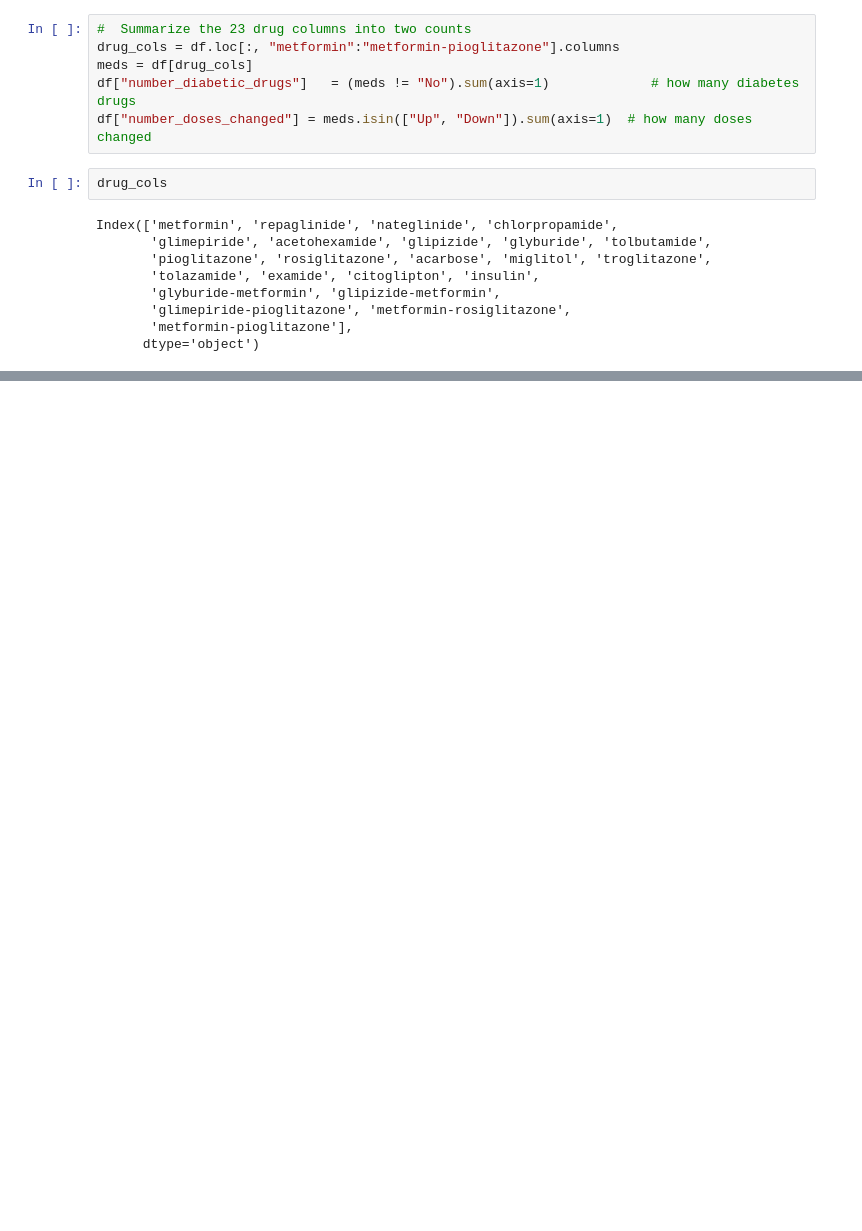
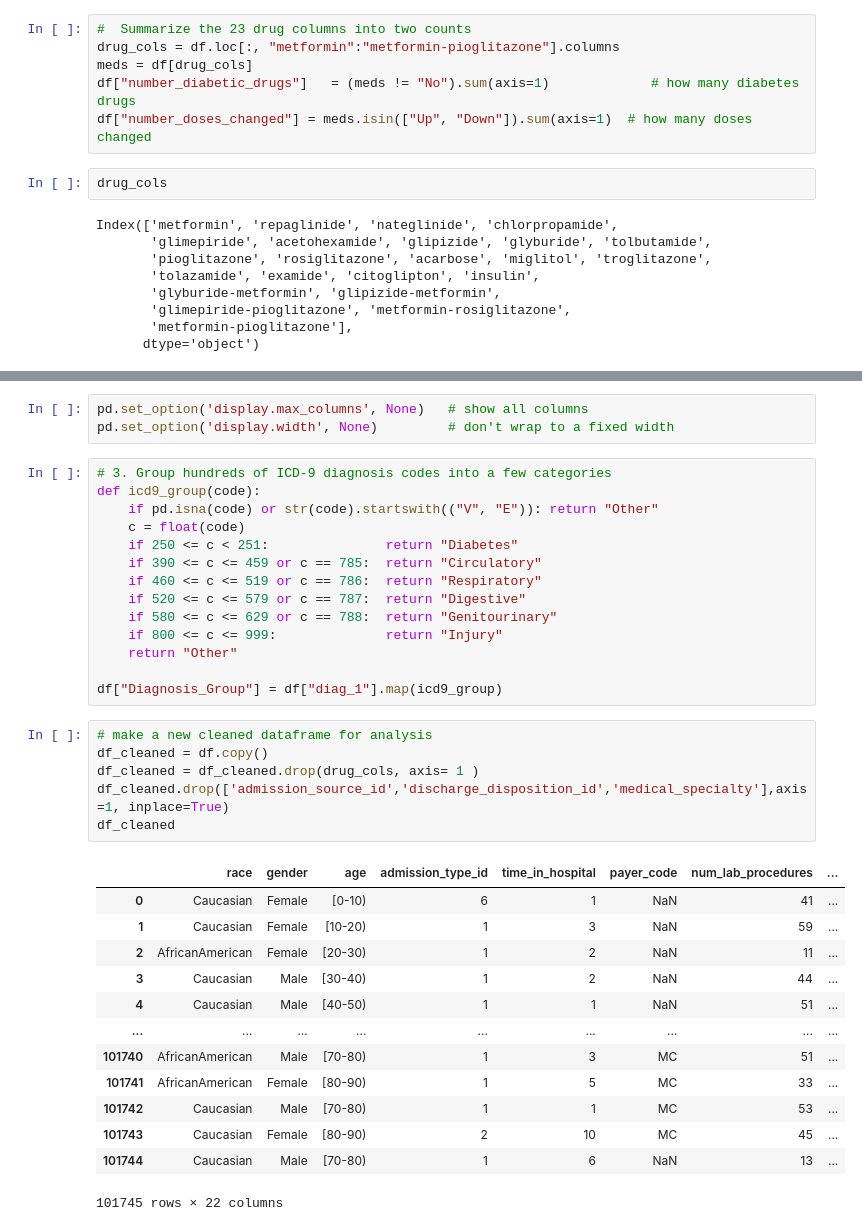
Before and after one commit to mohamedismael28/Clinical-Diabetes-Analytics, a Jupyter notebook: Diabetes.ipynb, the cells around one changed output, grey strips where cells are left out. Cells and saved outputs as stored; diff of their text form; blank space fills up the shorter version.

Commit message:
make cleaned data for analysis

```diff
--- a/Diabetes.ipynb
+++ b/Diabetes.ipynb
@@ -405,0 +409,37 @@ df.head(2)
+# %%
+pd.set_option('display.max_columns', None)   # show all columns
+pd.set_option('display.width', None)         # don't wrap to a fixed width
+# %%
+# 3. Group hundreds of ICD-9 diagnosis codes into a few categories
+def icd9_group(code):
+    if pd.isna(code) or str(code).startswith(("V", "E")): return "Other"
+    c = float(code)
+    if 250 <= c < 251:               return "Diabetes"
+    if 390 <= c <= 459 or c == 785:  return "Circulatory"
+    if 460 <= c <= 519 or c == 786:  return "Respiratory"
+    if 520 <= c <= 579 or c == 787:  return "Digestive"
+    if 580 <= c <= 629 or c == 788:  return "Genitourinary"
+    if 800 <= c <= 999:              return "Injury"
+    return "Other"
+
+df["Diagnosis_Group"] = df["diag_1"].map(icd9_group)
+# %%
+# make a new cleaned dataframe for analysis
+df_cleaned = df.copy()
+df_cleaned = df_cleaned.drop(drug_cols, axis= 1 )
+df_cleaned.drop(['admission_source_id','discharge_disposition_id','medical_specialty'],axis=1, inplace=True)
+df_cleaned
+# %% [output]
+|  | race | gender | age | admission_type_id | time_in_hospital | payer_code | num_lab_procedures | ... |
+| 0 | Caucasian | Female | [0-10) | 6 | 1 | NaN | 41 | ... |
+| 1 | Caucasian | Female | [10-20) | 1 | 3 | NaN | 59 | ... |
+| 2 | AfricanAmerican | Female | [20-30) | 1 | 2 | NaN | 11 | ... |
+| 3 | Caucasian | Male | [30-40) | 1 | 2 | NaN | 44 | ... |
+| 4 | Caucasian | Male | [40-50) | 1 | 1 | NaN | 51 | ... |
+| ... | ... | ... | ... | ... | ... | ... | ... | ... |
+| 101740 | AfricanAmerican | Male | [70-80) | 1 | 3 | MC | 51 | ... |
+| 101741 | AfricanAmerican | Female | [80-90) | 1 | 5 | MC | 33 | ... |
+| 101742 | Caucasian | Male | [70-80) | 1 | 1 | MC | 53 | ... |
+| 101743 | Caucasian | Female | [80-90) | 2 | 10 | MC | 45 | ... |
+| 101744 | Caucasian | Male | [70-80) | 1 | 6 | NaN | 13 | ... |
+101745 rows × 22 columns
```
Also changed, not shown: parts of 8 cells of this notebook, 3 other files.
